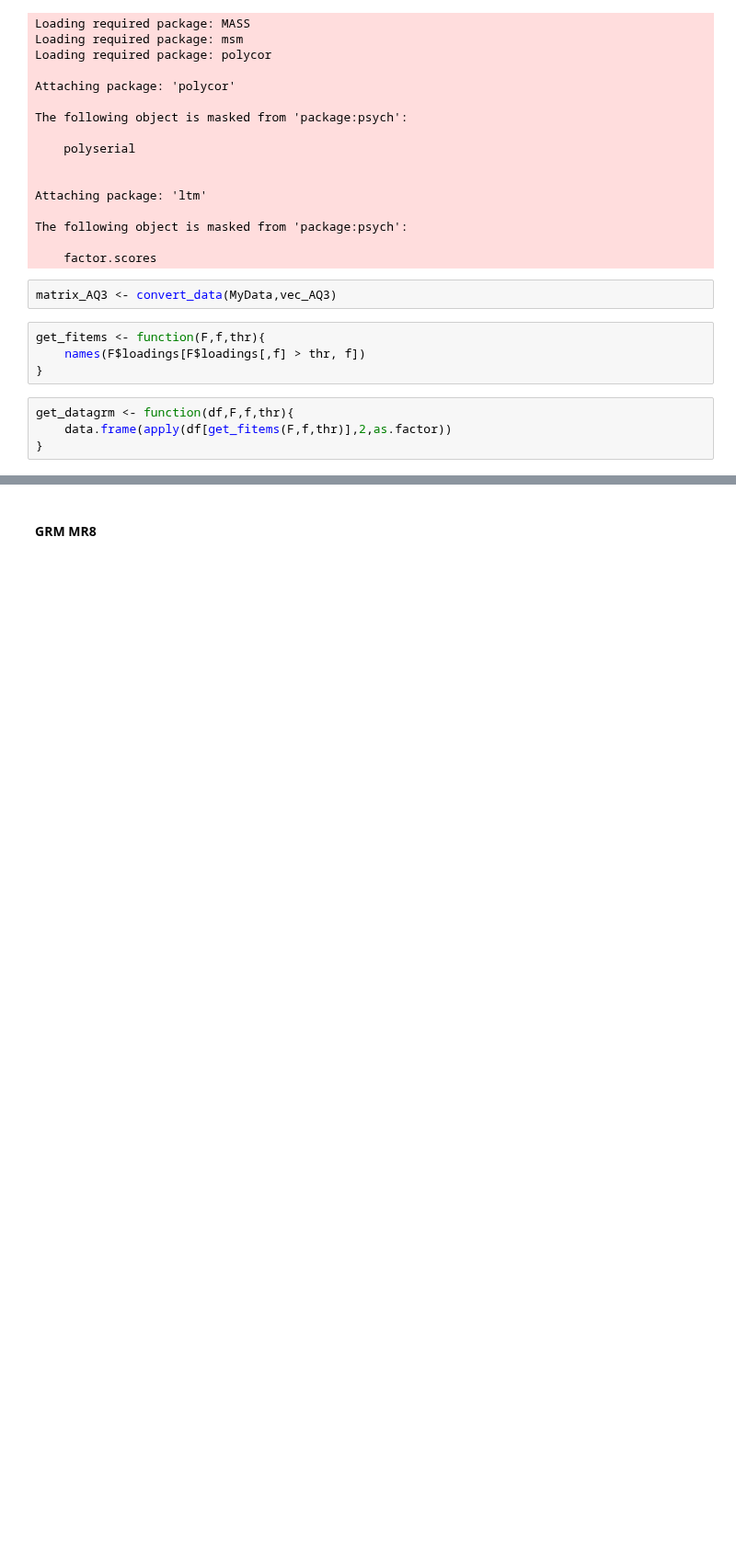
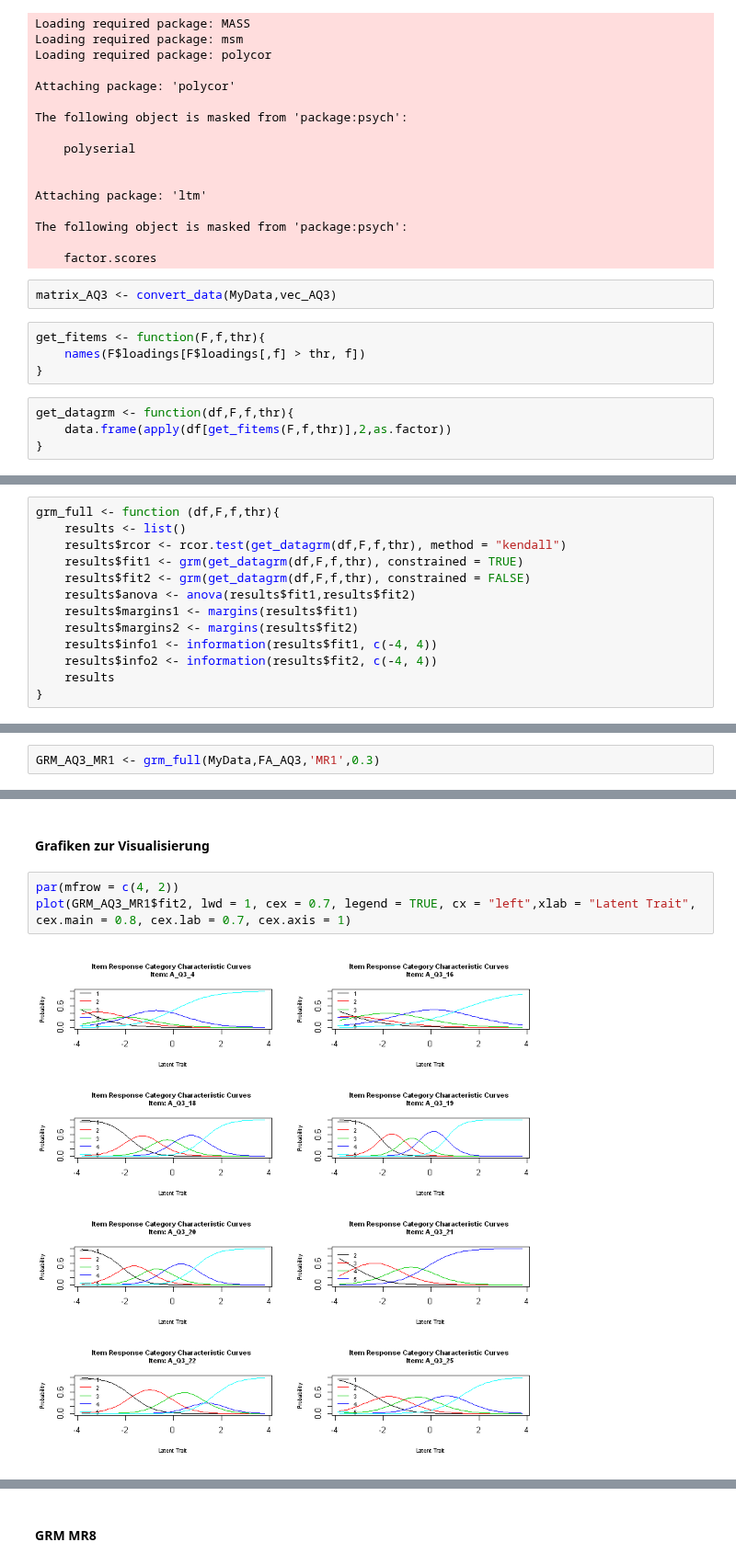
Before and after one commit to martinakienberger/Dissertation_LIS, a Jupyter notebook: IRT.ipynb, the cells around one changed output, grey strips where cells are left out. Shown at 92% size. Drawn from its saved outputs; the diff is of its cells as text; blank space fills up the shorter version.

```diff
--- a/IRT.ipynb
+++ b/IRT.ipynb
@@ -248,0 +254,13 @@ get_datagrm <- function(df,F,f,thr){
+# %%
+grm_full <- function (df,F,f,thr){
+    results <- list()
+    results$rcor <- rcor.test(get_datagrm(df,F,f,thr), method = "kendall")
+    results$fit1 <- grm(get_datagrm(df,F,f,thr), constrained = TRUE)
+    results$fit2 <- grm(get_datagrm(df,F,f,thr), constrained = FALSE)
+    results$anova <- anova(results$fit1,results$fit2)
+    results$margins1 <- margins(results$fit1)
+    results$margins2 <- margins(results$fit2)
+    results$info1 <- information(results$fit1, c(-4, 4))
+    results$info2 <- information(results$fit2, c(-4, 4))
+    results
+}
@@ -248,0 +269,2 @@ get_datagrm <- function(df,F,f,thr){
+# %%
+GRM_AQ3_MR1 <- grm_full(MyData,FA_AQ3,'MR1',0.3)
@@ -248,0 +303,7 @@ get_datagrm <- function(df,F,f,thr){
+# %% [markdown]
+#### Grafiken zur Visualisierung
+# %%
+par(mfrow = c(4, 2))
+plot(GRM_AQ3_MR1$fit2, lwd = 1, cex = 0.7, legend = TRUE, cx = "left",xlab = "Latent Trait", cex.main = 0.8, cex.lab = 0.7, cex.axis = 1)
+# %% [output]
+[figure, added]
```
Also changed, not shown: parts of 94 cells of this notebook.
